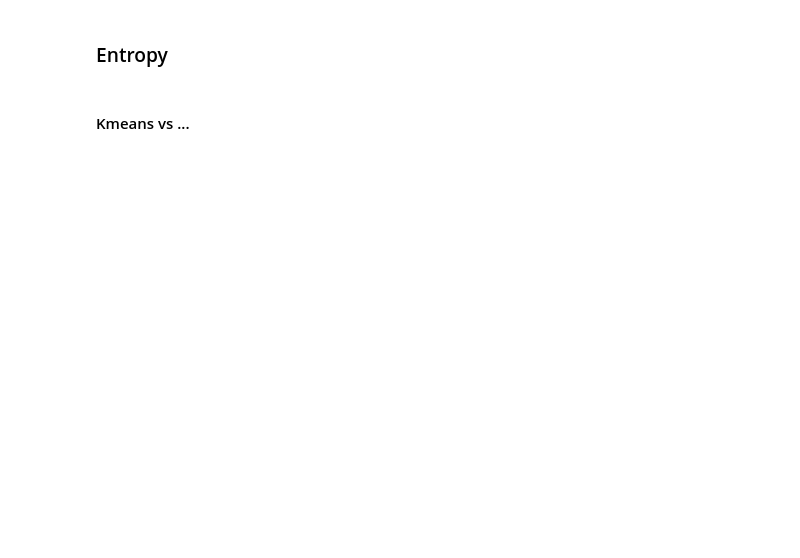
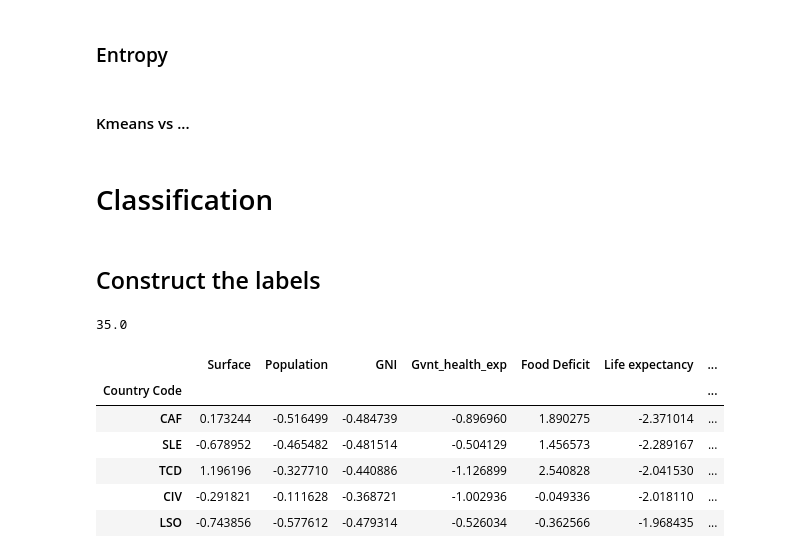
Before and after one commit to hgit2/IAproject, a Jupyter notebook: Projet_IA_clustering_classification_hana.ipynb, the cells around one changed output. Saved outputs shown, nothing was run; the diff lists cells and outputs as text; code cells hidden in the pictures; blank space fills up the shorter version.

Commit message:
started classification

```diff
--- a/Projet_IA_clustering_classification_hana.ipynb
+++ b/Projet_IA_clustering_classification_hana.ipynb
@@ -665,3 +668,28 @@ proba = cmdf.values/cmdf.values.sum(axis=1, keepdims=True) # divide each element
 print(proba)
 entropy = [stats.entropy(row, base=2) for row in proba]
 print "entropy of each cluster:", entropy
+# %% [markdown]
+# Classification
+# %% [markdown]
+## Construct the labels
+# %%
+sort_datatri=Z_datatri.sort_values('Life expectancy')
+# %%
+n=len(sort_datatri)
+from math import floor
+floor(n/3)
+# %% [output]
+35.0
+# %%
+# class 1 : low life expectancy
+datatri_1 = sort_datatri.iloc[ : int(floor(n/3)), :]
+# %%
+datatri_1.head()
+# %% [output]
+|  | Surface | Population | GNI | Gvnt_health_exp | Food Deficit | Life expectancy | ... |
+| Country Code |  |  |  |  |  |  | ... |
+| CAF | 0.173244 | -0.516499 | -0.484739 | -0.896960 | 1.890275 | -2.371014 | ... |
+| SLE | -0.678952 | -0.465482 | -0.481514 | -0.504129 | 1.456573 | -2.289167 | ... |
+| TCD | 1.196196 | -0.327710 | -0.440886 | -1.126899 | 2.540828 | -2.041530 | ... |
+| CIV | -0.291821 | -0.111628 | -0.368721 | -1.002936 | -0.049336 | -2.018110 | ... |
+| LSO | -0.743856 | -0.577612 | -0.479314 | -0.526034 | -0.362566 | -1.968435 | ... |
```
Also changed, not shown: parts of 17 cells of this notebook.
